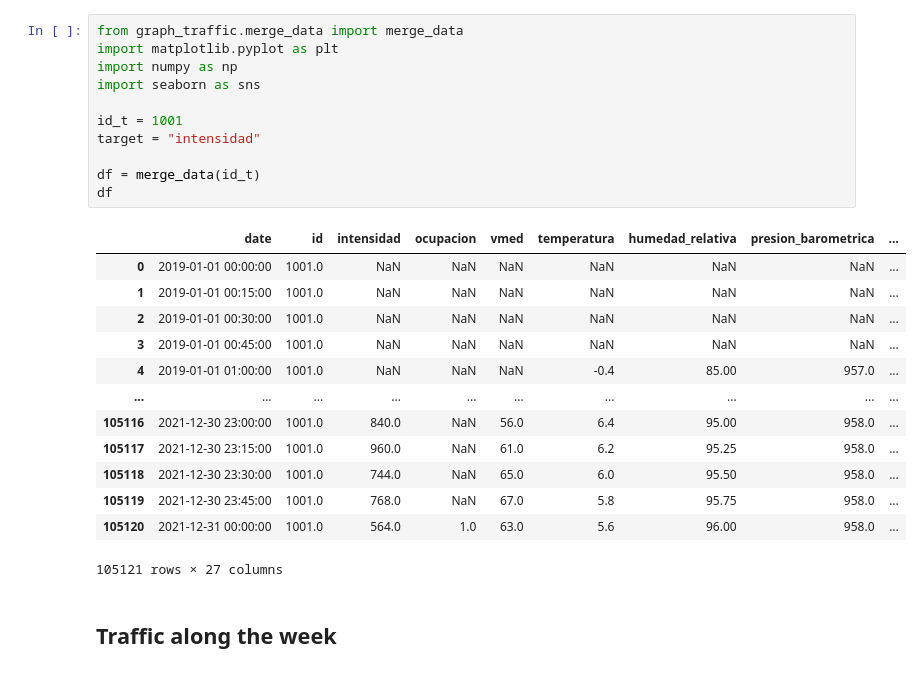
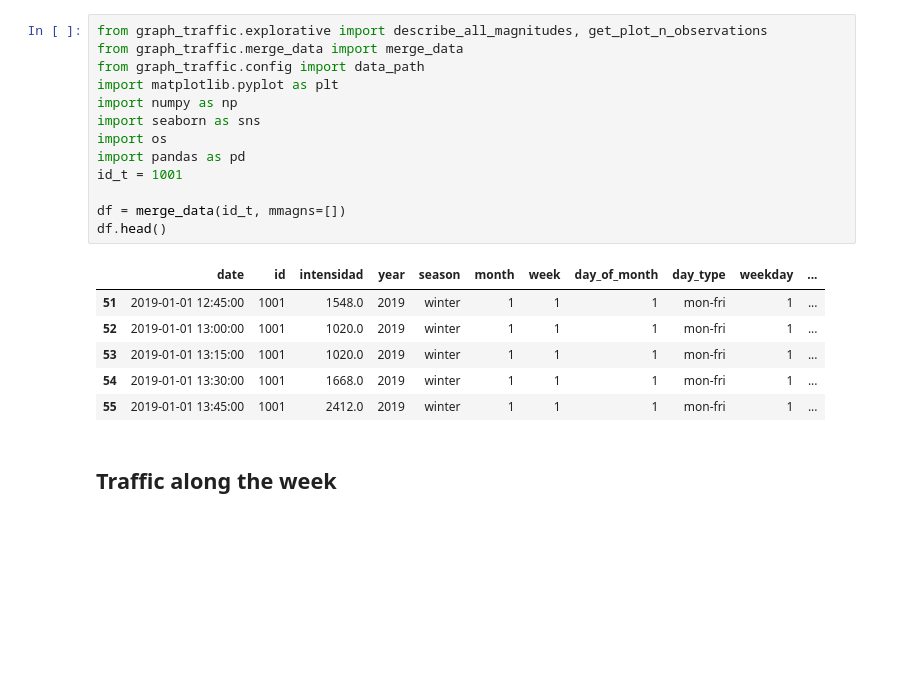
Before and after one commit to elena-sg/madrid-traffic, a Jupyter notebook: notebooks/03-explore-data.ipynb, the cells around one changed output. Drawn from its saved outputs; the diff is of its cells as text; blank space fills up the shorter version.

```diff
--- a/notebooks/03-explore-data.ipynb
+++ b/notebooks/03-explore-data.ipynb
@@ -1,27 +1,22 @@
 # %%
+from graph_traffic.explorative import describe_all_magnitudes, get_plot_n_observations
 from graph_traffic.merge_data import merge_data
+from graph_traffic.config import data_path
 import matplotlib.pyplot as plt
 import numpy as np
 import seaborn as sns
+import os
+import pandas as pd
+id_t = 1001
 
-id_t = 1001
-target = "intensidad"
-
-df = merge_data(id_t)
-df
+df = merge_data(id_t, mmagns=[])
+df.head()
 # %% [output]
-|  | date | id | intensidad | ocupacion | vmed | temperatura | humedad_relativa | presion_barometrica | ... |
-| 0 | 2019-01-01 00:00:00 | 1001.0 | NaN | NaN | NaN | NaN | NaN | NaN | ... |
-| 1 | 2019-01-01 00:15:00 | 1001.0 | NaN | NaN | NaN | NaN | NaN | NaN | ... |
-| 2 | 2019-01-01 00:30:00 | 1001.0 | NaN | NaN | NaN | NaN | NaN | NaN | ... |
-| 3 | 2019-01-01 00:45:00 | 1001.0 | NaN | NaN | NaN | NaN | NaN | NaN | ... |
-| 4 | 2019-01-01 01:00:00 | 1001.0 | NaN | NaN | NaN | -0.4 | 85.00 | 957.0 | ... |
-| ... | ... | ... | ... | ... | ... | ... | ... | ... | ... |
-| 105116 | 2021-12-30 23:00:00 | 1001.0 | 840.0 | NaN | 56.0 | 6.4 | 95.00 | 958.0 | ... |
-| 105117 | 2021-12-30 23:15:00 | 1001.0 | 960.0 | NaN | 61.0 | 6.2 | 95.25 | 958.0 | ... |
-| 105118 | 2021-12-30 23:30:00 | 1001.0 | 744.0 | NaN | 65.0 | 6.0 | 95.50 | 958.0 | ... |
-| 105119 | 2021-12-30 23:45:00 | 1001.0 | 768.0 | NaN | 67.0 | 5.8 | 95.75 | 958.0 | ... |
-| 105120 | 2021-12-31 00:00:00 | 1001.0 | 564.0 | 1.0 | 63.0 | 5.6 | 96.00 | 958.0 | ... |
+|  | date | id | intensidad | year | season | month | week | day_of_month | day_type | weekday | ... |
+| 51 | 2019-01-01 12:45:00 | 1001 | 1548.0 | 2019 | winter | 1 | 1 | 1 | mon-fri | 1 | ... |
+| 52 | 2019-01-01 13:00:00 | 1001 | 1020.0 | 2019 | winter | 1 | 1 | 1 | mon-fri | 1 | ... |
+| 53 | 2019-01-01 13:15:00 | 1001 | 1020.0 | 2019 | winter | 1 | 1 | 1 | mon-fri | 1 | ... |
+| 54 | 2019-01-01 13:30:00 | 1001 | 1668.0 | 2019 | winter | 1 | 1 | 1 | mon-fri | 1 | ... |
+| 55 | 2019-01-01 13:45:00 | 1001 | 2412.0 | 2019 | winter | 1 | 1 | 1 | mon-fri | 1 | ... |
-105121 rows × 27 columns
 # %% [markdown]
 ## Traffic along the week
```
Also changed, not shown: parts of 4 cells of this notebook, 7 other files.
